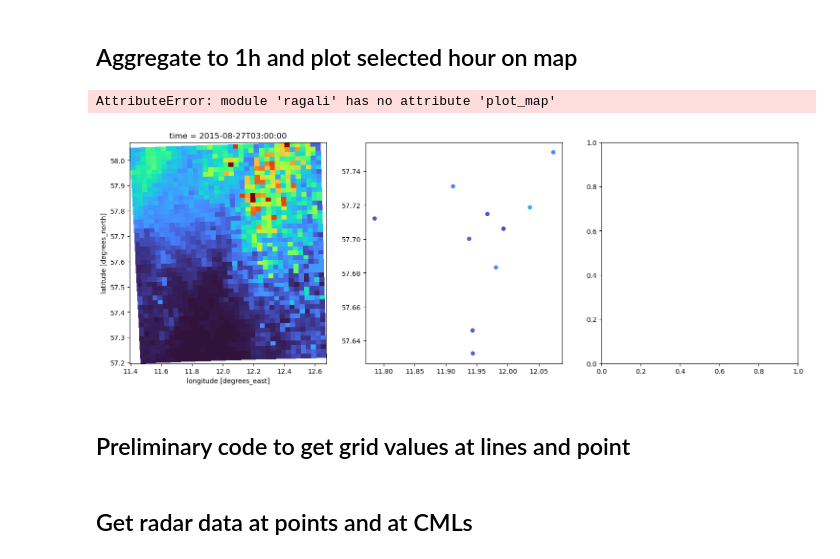
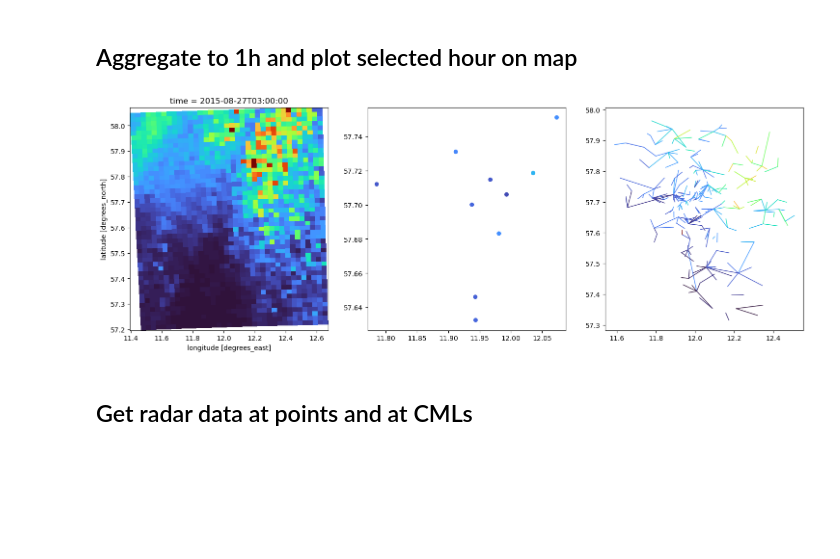
Before and after one commit to OpenSenseAction/merging_prototype, a Jupyter notebook: radar_cml_gauge_merge_prototype.ipynb, the cells around one changed output. Cells and saved outputs as stored; diff of their text form; code cells hidden in the pictures; blank space fills up the shorter version.

```diff
--- a/radar_cml_gauge_merge_prototype.ipynb
+++ b/radar_cml_gauge_merge_prototype.ipynb
@@ -77,29 +80,25 @@ ds_cmls_1h = ds_cmls_sel.R.resample(time='H', label='right').mean()
 # %%
 t = '2015-08-27T03:00:00'
 vmin = 0
 vmax = 10
 cmap = 'turbo'
 
 fig, axs = plt.subplots(1, 3, figsize=(18, 6))
 ds_radar_1h.sel(time=t).rainfall.plot(
     x='lon', y='lat', cmap=cmap, vmin=vmin, vmax=vmax, ax=axs[0], add_colorbar=False)
 axs[1].scatter(
     ds_city_gauges.lon,
     ds_city_gauges.lat,
     c=ds_city_gauges_1h.sel(time=t).rainfall_amount,
     cmap='turbo',
     vmin=vmin,
     vmax=vmax,
     s=30,
 )
-rgl.plot_map.scatter_line(
-    ds_cmls_1h.sel(time=t),
+ds_cmls_1h.sel(time=t).plg.plot_cmls(
     vmin=vmin,
     vmax=vmax,
     cmap='turbo',
     ax=axs[2]);
 # %% [output]
-AttributeError: module 'ragali' has no attribute 'plot_map'
-[figure, old version]
+[figure, new version]
-# %% [markdown]
-## Preliminary code to get grid values at lines and point
```
Also changed, not shown: parts of 9 cells of this notebook.
